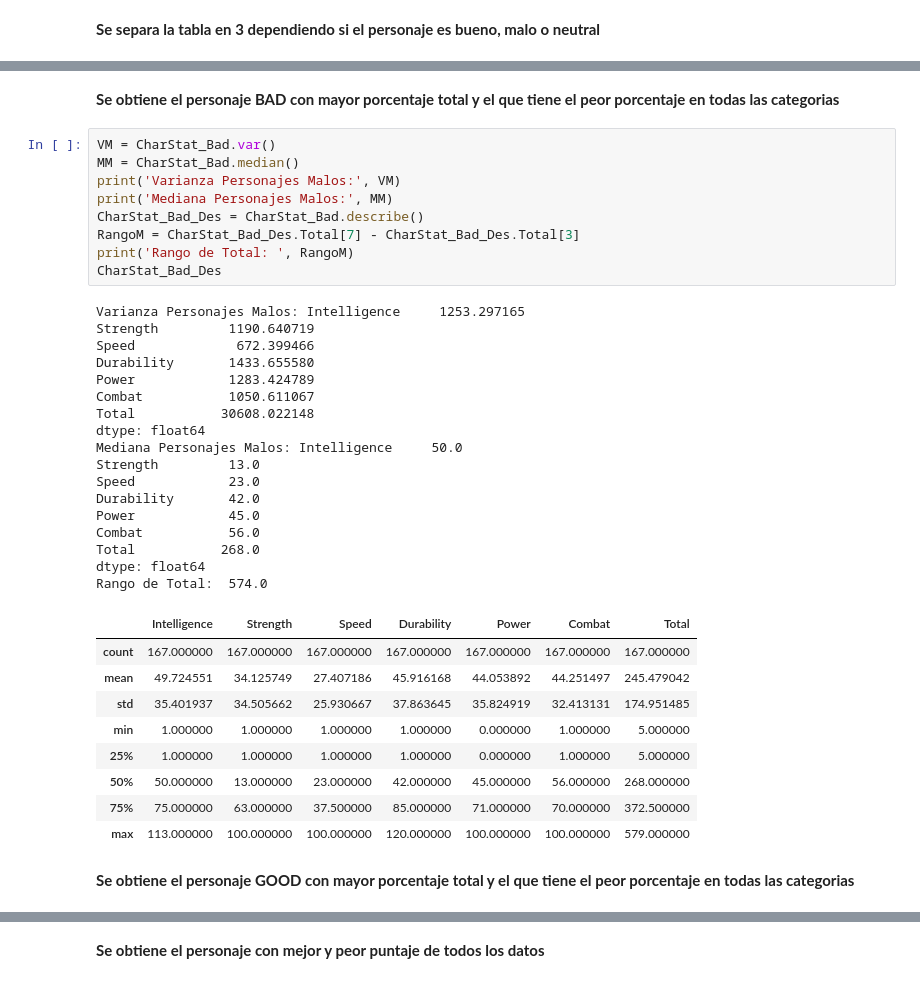
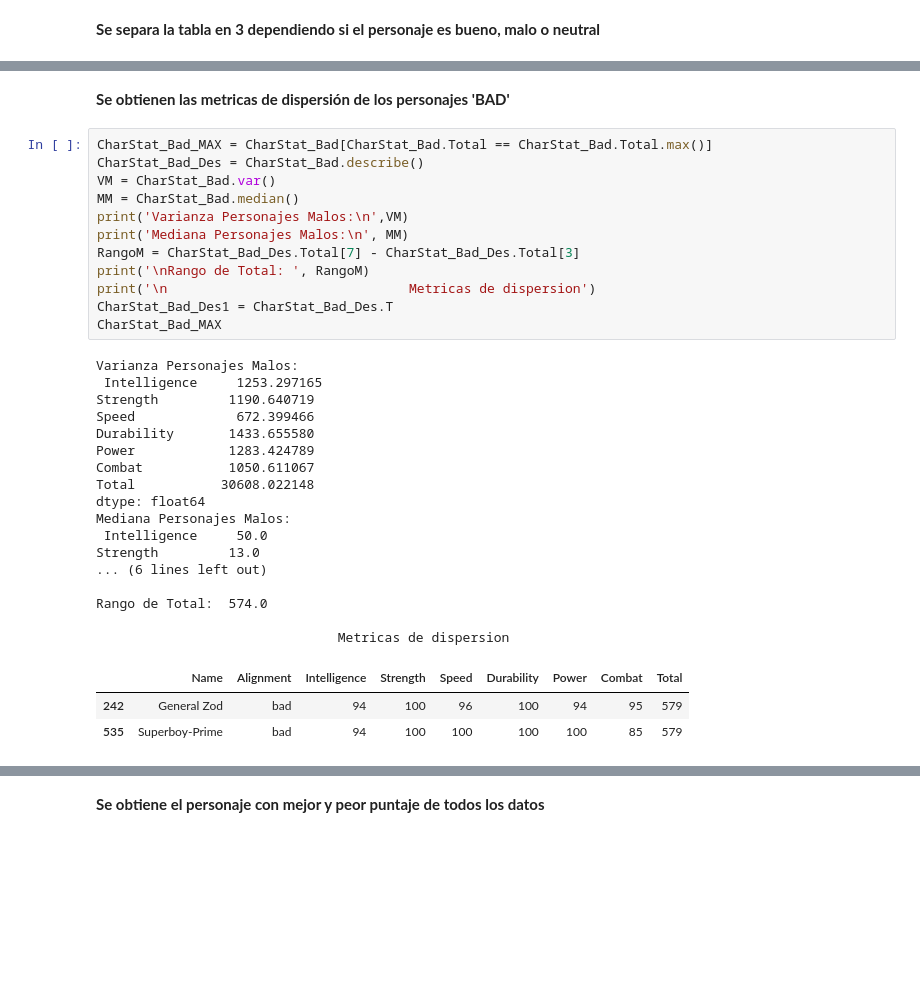
Before and after one commit to MarcosEduardoGarcia/RetoAnalitica, a Jupyter notebook: AnalísisDataset.ipynb, the cells around one changed output, grey strips where cells are left out. Cells and saved outputs as stored; diff of their text form; blank space fills up the shorter version.

```diff
--- a/AnalísisDataset.ipynb
+++ b/AnalísisDataset.ipynb
@@ -120,43 +120,38 @@ print(CharStat_Neutral)
 557          Toad   neutral            50  ...     49      28    275
 
 [12 rows x 9 columns]
-# %% [markdown]
-**Se obtiene el personaje BAD con mayor porcentaje total y el que tiene el peor porcentaje en todas las categorias**
+# %% [markdown]
+**Se obtienen las metricas de dispersión de los personajes 'BAD'**
 # %%
+CharStat_Bad_MAX = CharStat_Bad[CharStat_Bad.Total == CharStat_Bad.Total.max()]
+CharStat_Bad_Des = CharStat_Bad.describe()
 VM = CharStat_Bad.var()
 MM = CharStat_Bad.median()
-print('Varianza Personajes Malos:', VM)
-print('Mediana Personajes Malos:', MM)
-CharStat_Bad_Des = CharStat_Bad.describe()
+print('Varianza Personajes Malos:\n',VM)
+print('Mediana Personajes Malos:\n', MM)
 RangoM = CharStat_Bad_Des.Total[7] - CharStat_Bad_Des.Total[3]
-print('Rango de Total: ', RangoM)
-CharStat_Bad_Des
+print('\nRango de Total: ', RangoM)
+print('\n                               Metricas de dispersion')
+CharStat_Bad_Des1 = CharStat_Bad_Des.T
+CharStat_Bad_MAX
 # %% [output]
-Varianza Personajes Malos: Intelligence     1253.297165
+Varianza Personajes Malos:
+ Intelligence     1253.297165
 Strength         1190.640719
 Speed             672.399466
 Durability       1433.655580
 Power            1283.424789
 Combat           1050.611067
 Total           30608.022148
 dtype: float64
-Mediana Personajes Malos: Intelligence     50.0
+Mediana Personajes Malos:
+ Intelligence     50.0
 Strength         13.0
-Speed            23.0
-Durability       42.0
-Power            45.0
-Combat           56.0
-Total           268.0
-dtype: float64
+... (6 lines left out)
+
 Rango de Total:  574.0
+
+                               Metricas de dispersion
-|  | Intelligence | Strength | Speed | Durability | Power | Combat | Total |
-| count | 167.000000 | 167.000000 | 167.000000 | 167.000000 | 167.000000 | 167.000000 | 167.000000 |
-| mean | 49.724551 | 34.125749 | 27.407186 | 45.916168 | 44.053892 | 44.251497 | 245.479042 |
-| std | 35.401937 | 34.505662 | 25.930667 | 37.863645 | 35.824919 | 32.413131 | 174.951485 |
-| min | 1.000000 | 1.000000 | 1.000000 | 1.000000 | 0.000000 | 1.000000 | 5.000000 |
-| 25% | 1.000000 | 1.000000 | 1.000000 | 1.000000 | 0.000000 | 1.000000 | 5.000000 |
-| 50% | 50.000000 | 13.000000 | 23.000000 | 42.000000 | 45.000000 | 56.000000 | 268.000000 |
-| 75% | 75.000000 | 63.000000 | 37.500000 | 85.000000 | 71.000000 | 70.000000 | 372.500000 |
-| max | 113.000000 | 100.000000 | 100.000000 | 120.000000 | 100.000000 | 100.000000 | 579.000000 |
+|  | Name | Alignment | Intelligence | Strength | Speed | Durability | Power | Combat | Total |
+| 242 | General Zod | bad | 94 | 100 | 96 | 100 | 94 | 95 | 579 |
+| 535 | Superboy-Prime | bad | 94 | 100 | 100 | 100 | 100 | 85 | 579 |
-# %% [markdown]
-**Se obtiene el personaje GOOD con mayor porcentaje total y el que tiene el peor porcentaje en todas las categorias**
```
Also changed, not shown: parts of 14 cells of this notebook.
